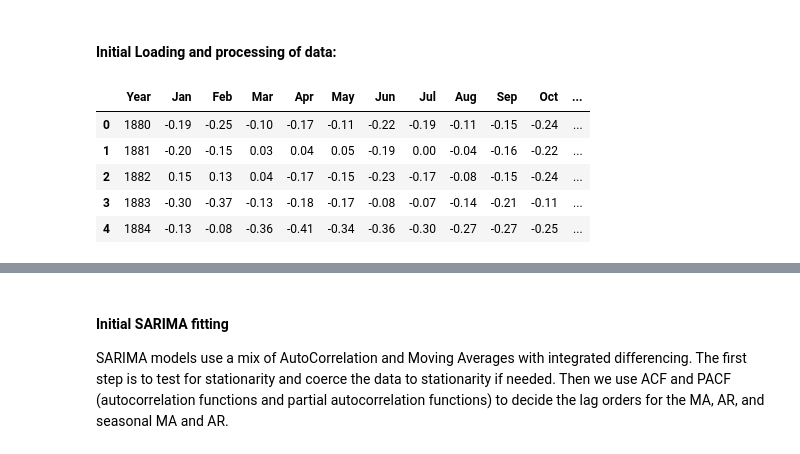
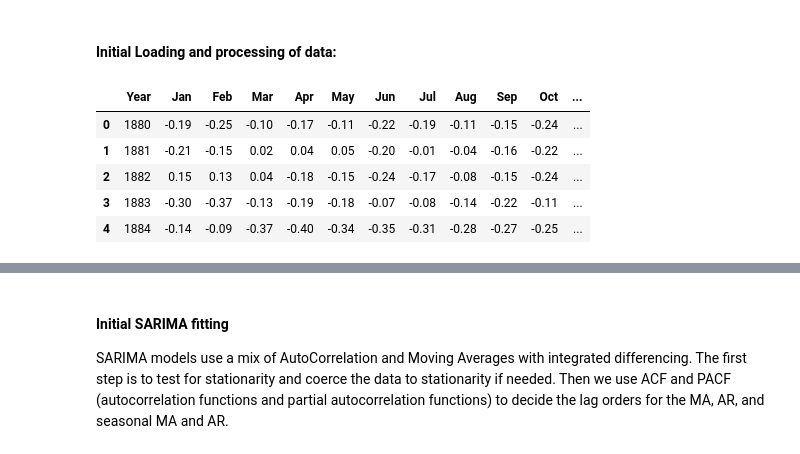
Before and after one commit to dusmith0/Climate-Data-Project, a Jupyter notebook: SARIMA modeling.ipynb, the cells around one changed output, grey strips where cells are left out. Saved outputs shown, nothing was run; the diff lists cells and outputs as text; code cells hidden in the pictures.

```diff
--- a/SARIMA modeling.ipynb
+++ b/SARIMA modeling.ipynb
@@ -35,12 +35,12 @@ plt.style.use('bmh')
 # %% [markdown]
 #### Initial Loading and processing of data:
 # %%
-Climate = pd.read_csv("Data/Global means.csv")
+Climate = pd.read_csv("data/GLB.Ts+dSST.csv", skiprows=1, na_values="***")
 Climate.head()
 # %% [output]
 |  | Year | Jan | Feb | Mar | Apr | May | Jun | Jul | Aug | Sep | Oct | ... |
 | 0 | 1880 | -0.19 | -0.25 | -0.10 | -0.17 | -0.11 | -0.22 | -0.19 | -0.11 | -0.15 | -0.24 | ... |
-| 1 | 1881 | -0.20 | -0.15 | 0.03 | 0.04 | 0.05 | -0.19 | 0.00 | -0.04 | -0.16 | -0.22 | ... |
-| 2 | 1882 | 0.15 | 0.13 | 0.04 | -0.17 | -0.15 | -0.23 | -0.17 | -0.08 | -0.15 | -0.24 | ... |
-| 3 | 1883 | -0.30 | -0.37 | -0.13 | -0.18 | -0.17 | -0.08 | -0.07 | -0.14 | -0.21 | -0.11 | ... |
-| 4 | 1884 | -0.13 | -0.08 | -0.36 | -0.41 | -0.34 | -0.36 | -0.30 | -0.27 | -0.27 | -0.25 | ... |
+| 1 | 1881 | -0.21 | -0.15 | 0.02 | 0.04 | 0.05 | -0.20 | -0.01 | -0.04 | -0.16 | -0.22 | ... |
+| 2 | 1882 | 0.15 | 0.13 | 0.04 | -0.18 | -0.15 | -0.24 | -0.17 | -0.08 | -0.15 | -0.24 | ... |
+| 3 | 1883 | -0.30 | -0.37 | -0.13 | -0.19 | -0.18 | -0.07 | -0.08 | -0.14 | -0.22 | -0.11 | ... |
+| 4 | 1884 | -0.14 | -0.09 | -0.37 | -0.40 | -0.34 | -0.35 | -0.31 | -0.28 | -0.27 | -0.25 | ... |
```
Also changed, not shown: parts of 27 cells of this notebook, 3 other files.
